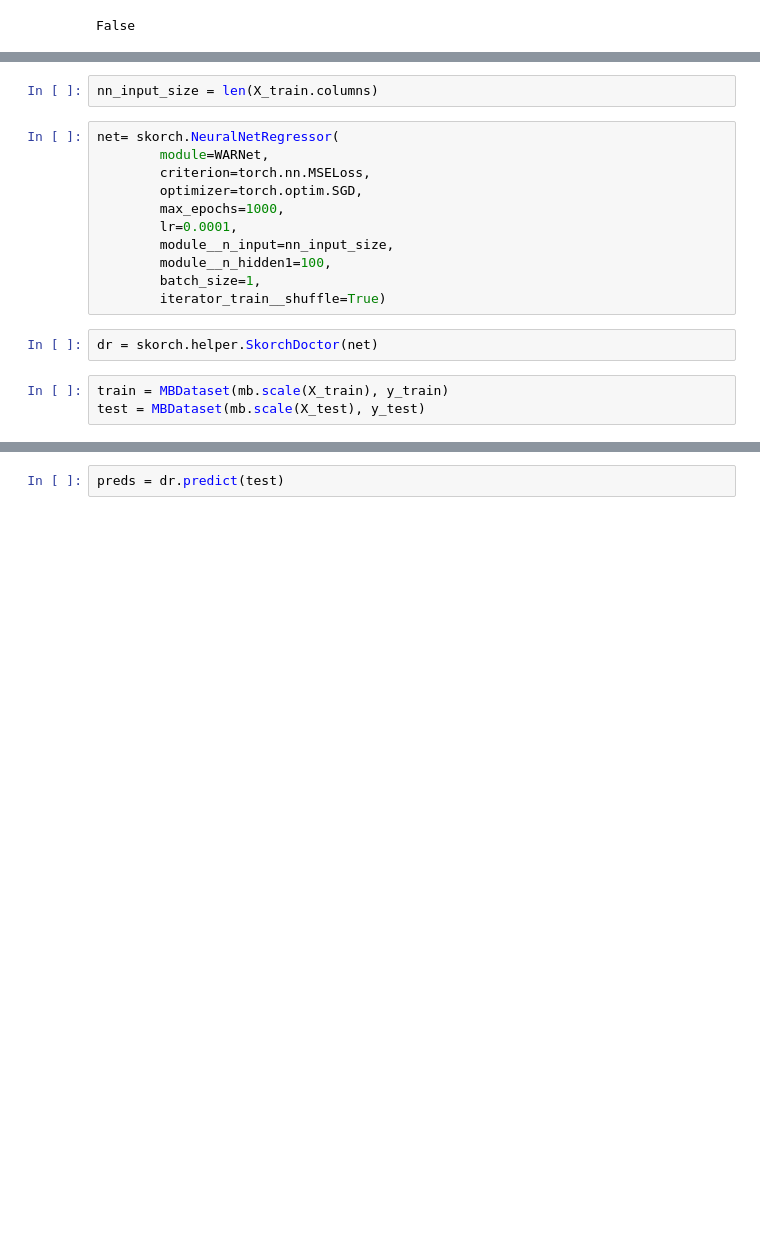
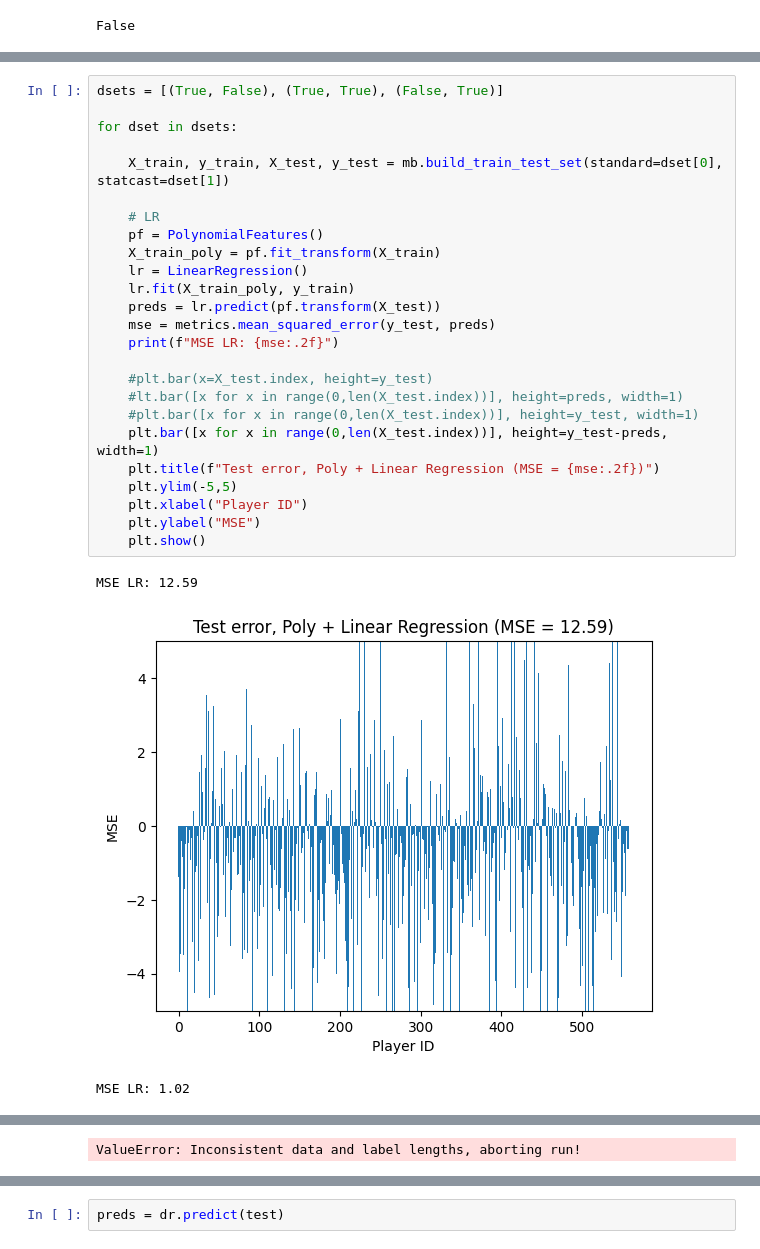
Before and after one commit to auto-d/moneyball-ml, a Jupyter notebook: eda.ipynb, the cells around one changed output, grey strips where cells are left out. Drawn from its saved outputs; the diff is of its cells as text; blank space fills up the shorter version.

```diff
--- a/eda.ipynb
+++ b/eda.ipynb
@@ -710,18 +585,29 @@ importlib.reload(nn)
-# %%
-nn_input_size = len(X_train.columns)
-# %%
-net= skorch.NeuralNetRegressor(
-        module=WARNet,
-        criterion=torch.nn.MSELoss,
-        optimizer=torch.optim.SGD,
-        max_epochs=1000,
-        lr=0.0001,
-        module__n_input=nn_input_size,
-        module__n_hidden1=100,
-        batch_size=1,
-        iterator_train__shuffle=True)
-# %%
-dr = skorch.helper.SkorchDoctor(net)
-# %%
-train = MBDataset(mb.scale(X_train), y_train)
-test = MBDataset(mb.scale(X_test), y_test)
+# %%
+dsets = [(True, False), (True, True), (False, True)]
+
+for dset in dsets:
+
+    X_train, y_train, X_test, y_test = mb.build_train_test_set(standard=dset[0], statcast=dset[1])
+
+    # LR
+    pf = PolynomialFeatures()
+    X_train_poly = pf.fit_transform(X_train)
+    lr = LinearRegression()
+    lr.fit(X_train_poly, y_train)
+    preds = lr.predict(pf.transform(X_test))
+    mse = metrics.mean_squared_error(y_test, preds)
+    print(f"MSE LR: {mse:.2f}")
+
+    #plt.bar(x=X_test.index, height=y_test)
+    #lt.bar([x for x in range(0,len(X_test.index))], height=preds, width=1)
+    #plt.bar([x for x in range(0,len(X_test.index))], height=y_test, width=1)
+    plt.bar([x for x in range(0,len(X_test.index))], height=y_test-preds, width=1)
+    plt.title(f"Test error, Poly + Linear Regression (MSE = {mse:.2f})")
+    plt.ylim(-5,5)
+    plt.xlabel("Player ID")
+    plt.ylabel("MSE")
+    plt.show()
+# %% [output]
+MSE LR: 12.59
+[figure, added]
+MSE LR: 1.02
@@ -727,0 +615 @@ test = MBDataset(mb.scale(X_test), y_test)
+ValueError: Inconsistent data and label lengths, aborting run!
```
Also changed, not shown: parts of 42 cells of this notebook, 4 other files.
